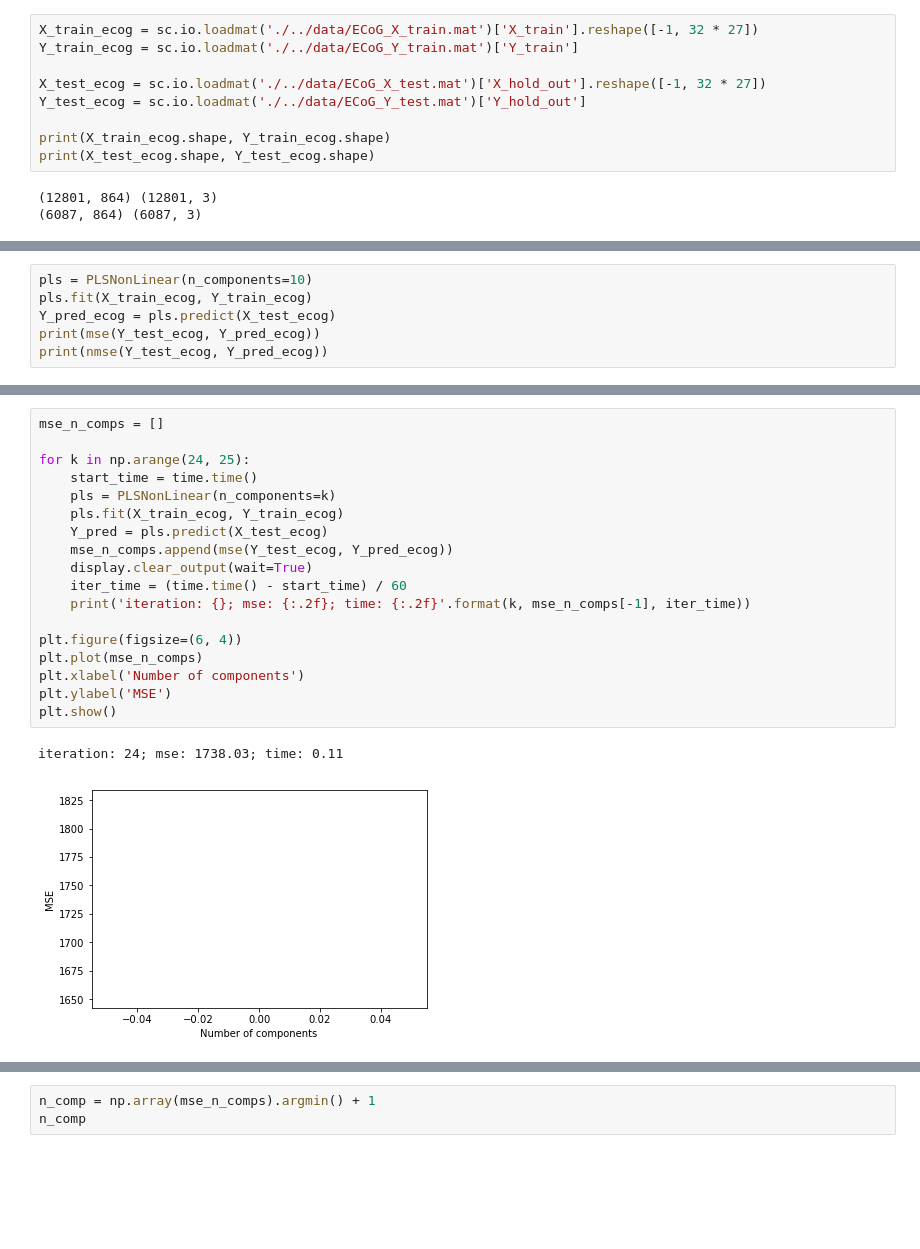
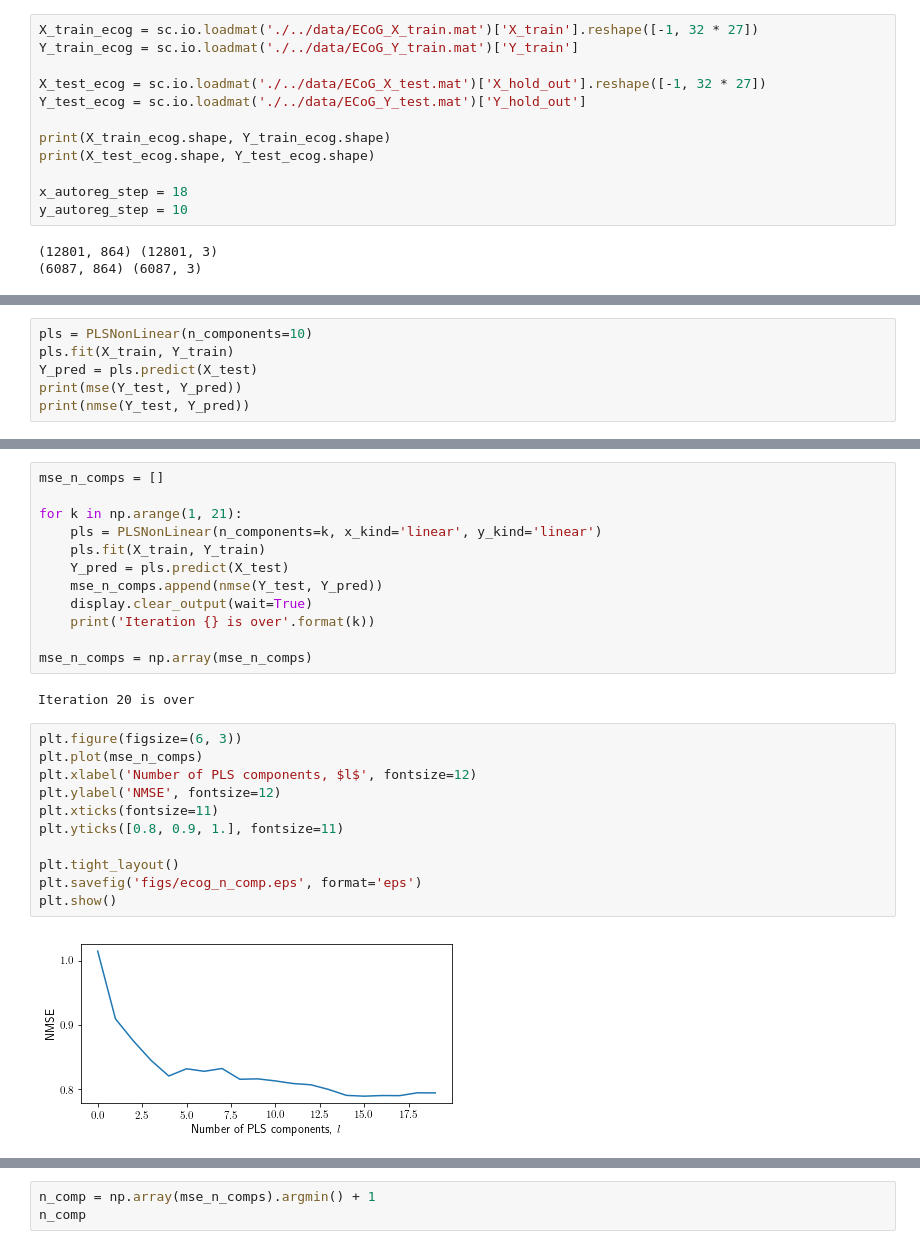
Before and after one commit to mariiavladimirova/NonlinearPLS, a Jupyter notebook: code/main.ipynb, the cells around one changed output, grey strips where cells are left out. Cells and saved outputs as stored; diff of their text form; blank space fills up the shorter version.

```diff
--- a/code/main.ipynb
+++ b/code/main.ipynb
@@ -180,6 +150,9 @@ Y_test_ecog = sc.io.loadmat('./../data/ECoG_Y_test.mat')['Y_hold_out']
 
 print(X_train_ecog.shape, Y_train_ecog.shape)
 print(X_test_ecog.shape, Y_test_ecog.shape)
+
+x_autoreg_step = 18
+y_autoreg_step = 10
 # %% [output]
 (12801, 864) (12801, 3)
 (6087, 864) (6087, 3)
@@ -186,7 +186,7 @@ print(X_test_ecog.shape, Y_test_ecog.shape)
 # %%
 pls = PLSNonLinear(n_components=10)
-pls.fit(X_train_ecog, Y_train_ecog)
-Y_pred_ecog = pls.predict(X_test_ecog)
-print(mse(Y_test_ecog, Y_pred_ecog))
-print(nmse(Y_test_ecog, Y_pred_ecog))
+pls.fit(X_train, Y_train)
+Y_pred = pls.predict(X_test)
+print(mse(Y_test, Y_pred))
+print(nmse(Y_test, Y_pred))
 # %% [output]
@@ -212,21 +195,27 @@ plt.show()
 # %%
 mse_n_comps = []
 
-for k in np.arange(24, 25):
-    start_time = time.time()
-    pls = PLSNonLinear(n_components=k)
-    pls.fit(X_train_ecog, Y_train_ecog)
-    Y_pred = pls.predict(X_test_ecog)
-    mse_n_comps.append(mse(Y_test_ecog, Y_pred_ecog))
+for k in np.arange(1, 21):
+    pls = PLSNonLinear(n_components=k, x_kind='linear', y_kind='linear')
+    pls.fit(X_train, Y_train)
+    Y_pred = pls.predict(X_test)
+    mse_n_comps.append(nmse(Y_test, Y_pred))
     display.clear_output(wait=True)
-    iter_time = (time.time() - start_time) / 60
-    print('iteration: {}; mse: {:.2f}; time: {:.2f}'.format(k, mse_n_comps[-1], iter_time))
+    print('Iteration {} is over'.format(k))
 
-plt.figure(figsize=(6, 4))
-plt.plot(mse_n_comps)
-plt.xlabel('Number of components')
-plt.ylabel('MSE')
-plt.show()
+mse_n_comps = np.array(mse_n_comps)
 # %% [output]
-iteration: 24; mse: 1738.03; time: 0.11
+Iteration 20 is over
-[figure, removed]
+# %%
+plt.figure(figsize=(6, 3))
+plt.plot(mse_n_comps)
+plt.xlabel('Number of PLS components, $l$', fontsize=12)
+plt.ylabel('NMSE', fontsize=12)
+plt.xticks(fontsize=11)
+plt.yticks([0.8, 0.9, 1.], fontsize=11)
+
+plt.tight_layout()
+plt.savefig('figs/ecog_n_comp.eps', format='eps')
+plt.show()
+# %% [output]
+[figure, added]
```
Also changed, not shown: parts of 23 cells of this notebook, 7 other files.
